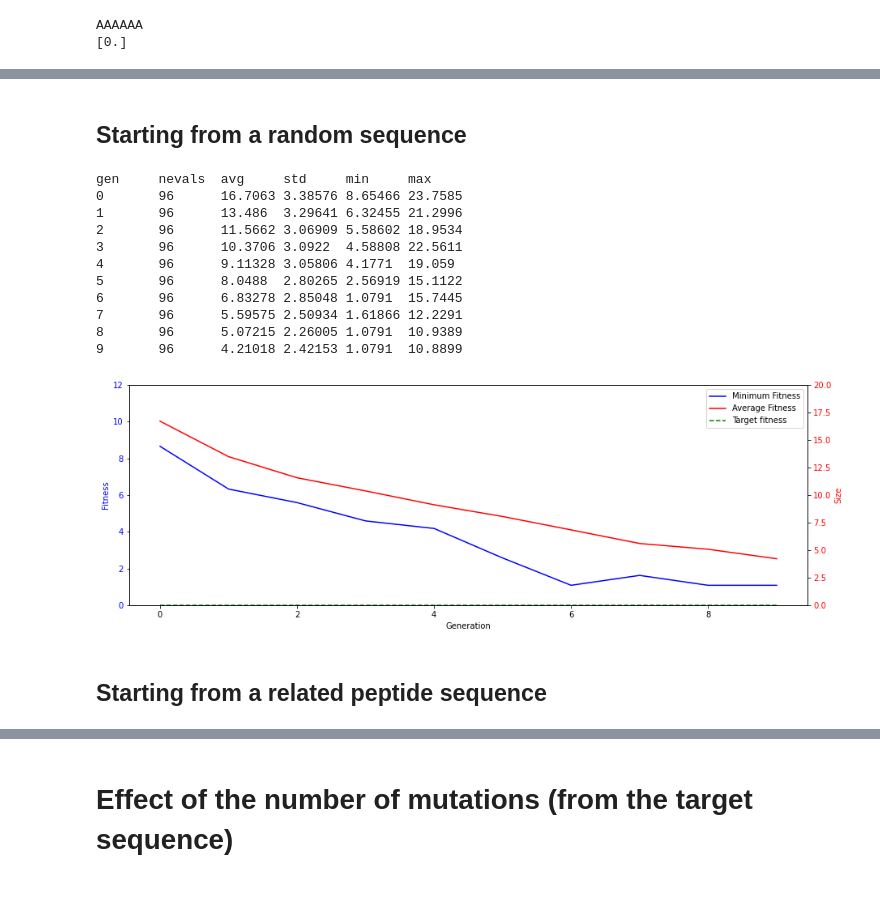
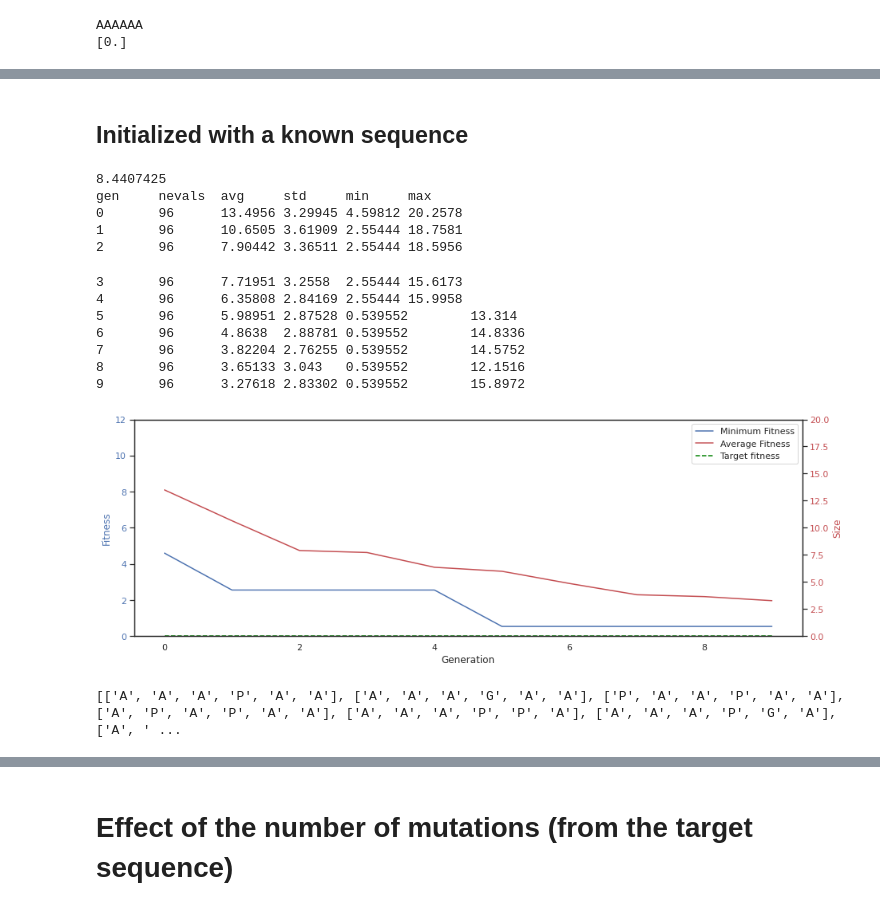
Before and after one commit to jeeberhardt/mobius, a Jupyter notebook: Untitled2.ipynb, the cells around one changed output, grey strips where cells are left out. Drawn from its saved outputs; the diff is of its cells as text; code cells hidden in the pictures.

```diff
--- a/Untitled2.ipynb
+++ b/Untitled2.ipynb
@@ -123,42 +167,51 @@ AAAAAA
 # %% [markdown]
-## Starting from a random sequence
+## Initialized with a known sequence
 # %%
 NGEN = 10
 NIND = 96
 
 #Initialize the PBIL EDA
-pbil = PBIL(peptide_length=NLEN, population_size=NIND, n_best=1, learning_rate=0.5, mut_prob=0.05, mut_shift=0.05)
+pbil = PBIL(peptide_length=NLEN, population_size=NIND, n_best=1, learning_rate=0.6, mut_prob=0.00, mut_shift=0.05)
+
+# Incorporate known data
+individuals = vt.generate_random_peptides_from_target_sequence(1, minimum_mutations=3, maximum_mutations=3)
+scores = vt.score_peptides(individuals)
+print(np.min(scores))
+pbil.update([list(ind) for ind in individuals], scores)
 
 creator.create("FitnessMin", base.Fitness, weights=(-1.0,))
 creator.create("Individual", list, fitness=creator.FitnessMin)
 
 toolbox = base.Toolbox()
 toolbox.register("evaluate", evaluate)
 toolbox.register("generate", pbil.generate, creator.Individual)
 toolbox.register("update", pbil.update)
 
 # Statistics computation
+hof = tools.HallOfFame(10)
 stats = tools.Statistics(lambda ind: ind.fitness.values)
 stats.register("avg", np.mean)
 stats.register("std", np.std)
 stats.register("min", np.min)
 stats.register("max", np.max)
 
-pop, logbook = algorithms.eaGenerateUpdate(toolbox, NGEN, stats=stats, verbose=True)
+pop, logbook = algorithms.eaGenerateUpdate(toolbox, NGEN, stats=stats, verbose=True, halloffame=hof)
 
 plot_logbook(logbook, minimum_score)
+
+print(hof.items)
 # %% [output]
+8.4407425
 gen     nevals  avg     std     min     max
-0       96      16.7063 3.38576 8.65466 23.7585
-1       96      13.486  3.29641 6.32455 21.2996
-2       96      11.5662 3.06909 5.58602 18.9534
-3       96      10.3706 3.0922  4.58808 22.5611
-4       96      9.11328 3.05806 4.1771  19.059
-5       96      8.0488  2.80265 2.56919 15.1122
-6       96      6.83278 2.85048 1.0791  15.7445
-7       96      5.59575 2.50934 1.61866 12.2291
-8       96      5.07215 2.26005 1.0791  10.9389
-9       96      4.21018 2.42153 1.0791  10.8899
+0       96      13.4956 3.29945 4.59812 20.2578
+1       96      10.6505 3.61909 2.55444 18.7581
+2       96      7.90442 3.36511 2.55444 18.5956
+3       96      7.71951 3.2558  2.55444 15.6173
+4       96      6.35808 2.84169 2.55444 15.9958
+5       96      5.98951 2.87528 0.539552        13.314
+6       96      4.8638  2.88781 0.539552        14.8336
+7       96      3.82204 2.76255 0.539552        14.5752
+8       96      3.65133 3.043   0.539552        12.1516
+9       96      3.27618 2.83302 0.539552        15.8972
-[figure, old version]
+[figure, new version]
+[['A', 'A', 'A', 'P', 'A', 'A'], ['A', 'A', 'A', 'G', 'A', 'A'], ['P', 'A', 'A', 'P', 'A', 'A'], ['A', 'P', 'A', 'P', 'A', 'A'], ['A', 'A', 'A', 'P', 'P', 'A'], ['A', 'A', 'A', 'P', 'G', 'A'], ['A', ' ...
-# %% [markdown]
-## Starting from a related peptide sequence
```
Also changed, not shown: parts of 3 cells of this notebook.
